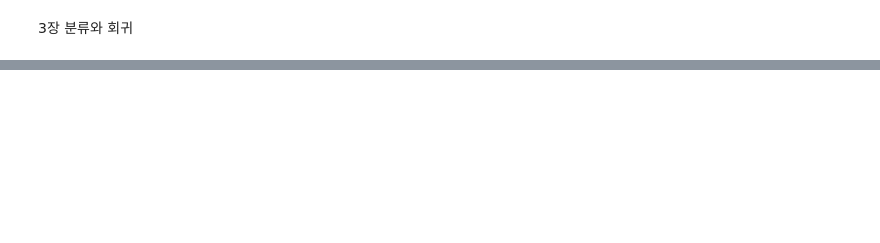
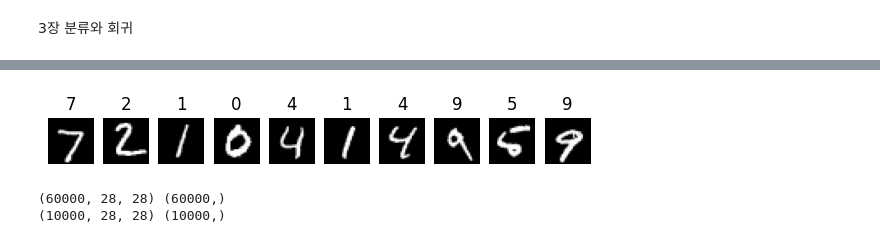
Before and after one commit to changsuk-oh/introduction-to-deep-learning, a Jupyter notebook: 3장_분류와_회귀.ipynb, the cells around one changed output, grey strips where cells are left out. Saved outputs shown, nothing was run; the diff lists cells and outputs as text; code cells hidden in the pictures; blank space fills up the shorter version.

```diff
--- a/3장_분류와_회귀.ipynb
+++ b/3장_분류와_회귀.ipynb
@@ -228,0 +55,21 @@ array([[ 3.4592135],
+# %%
+# 모델 생성
+inputs = Input(shape=(28, 28))   # 입력 특징 28x28
+x = Flatten()(inputs)   # 2차원 이미지를 벡터로 변환
+x = Dense(128, kernel_initializer=RandomNormal(seed=77),   # 은닉층1 뉴런 128개
+          activation="relu", name="hidden_layer1")(x)
+x = Dense(64, kernel_initializer=RandomNormal(seed=77),    # 은닉층2 뉴런 64개
+          activation="relu", name="hidden_layer2")(x)
+outputs = Dense(10, kernel_initializer=RandomNormal(seed=77),   # 출력층 뉴런 10개
+          activation="softmax", name="output_layer")(x)
+
+model = Model(inputs, outputs)
+# %%
+# 모델 컴파일
+model.compile(optimizer="adam",
+              loss="sparse_categorical_crossentropy",
+              metrics=["accuracy"])   # 성능 평가 지표로 정확도 사용
+# %%
+# 모델 학습
+history = model.fit(x_train, y_train, epochs=5,
+                    validation_data=(x_valid, y_valid))   # 성능 검증용
@@ -228,0 +93,17 @@ array([[ 3.4592135],
+# %%
+# 모델 예측 결과
+x = x_test[:10]
+y_pred = np.argmax(model.predict(x), axis=1)
+
+print(f"label: {y_test[:10]}")   # 테스트 데이터 레이블 확인
+
+plt.figure(figsize=(7, 7))
+
+for i in range(10):
+    plt.subplot(1, 10, i+1)
+    plt.imshow(x_test[i], cmap="gray")
+    plt.title(y_pred[i])
+    plt.axis("off")
+
+plt.show()
+# %% [output]
@@ -228,0 +112 @@ array([[ 3.4592135],
+[figure, added]
@@ -228,0 +125,9 @@ array([[ 3.4592135],
+# %%
+# 데이터셋 준비
+(x_train, y_train), (x_test, y_test) = fashion_mnist.load_data()
+
+print(x_train.shape, y_train.shape)   # 학습 데이터 shape 확인
+print(x_test.shape, y_test.shape)   # 테스트 데이터 shape 확인
+# %% [output]
+(60000, 28, 28) (60000,)
+(10000, 28, 28) (10000,)
```
Also changed, not shown: parts of 48 cells of this notebook, 14 other files.
